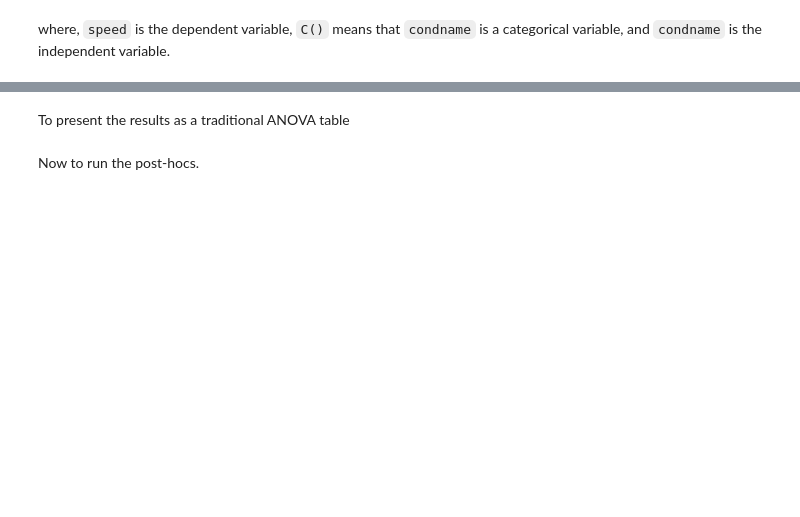
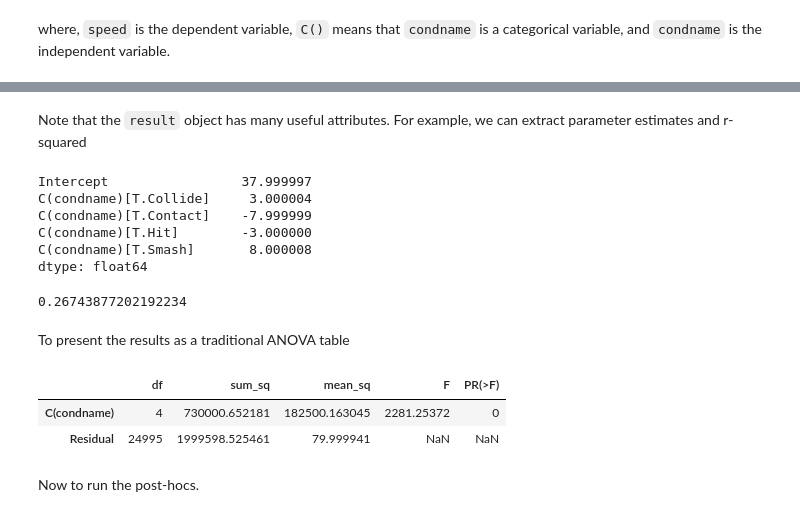
Before and after one commit to swcarpentry/DEPRECATED-bc, a Jupyter notebook: Loftus_example.ipynb, the cells around one changed output, grey strips where cells are left out. Cells and saved outputs as stored; diff of their text form; code cells hidden in the pictures; blank space fills up the shorter version.

```diff
--- a/Loftus_example.ipynb
+++ b/Loftus_example.ipynb
@@ -570,2 +581,2 @@ Now to actually run the ANOVA.  Just as a reminder (for those whose stats are a
 # %%
-y,X = dmatrices('speed ~ C(condname)',data=df_long, return_type='dataframe')
+model = sm.ols('speed ~ C(condname)',df_long)
@@ -584 +587,3 @@ where, `speed` is the dependent variable, `C()` means that `condname` is a categ
+# %%
+result = model.fit()
 # %%
@@ -586,2 +609,17 @@ print results.summary()
+# %% [markdown]
+Note that the `result` object has many useful attributes. For example, we can extract parameter estimates and r-squared
+# %%
+result.params
+# %% [output]
+Intercept                 37.999997
+C(condname)[T.Collide]     3.000004
+C(condname)[T.Contact]    -7.999999
+C(condname)[T.Hit]        -3.000000
+C(condname)[T.Smash]       8.000008
+dtype: float64
+# %%
+result.rsquared
+# %% [output]
+0.26743877202192234
 # %% [markdown]
 To present the results as a traditional ANOVA table
@@ -592,3 +626,9 @@ anova_lm(results)
+# %%
+anova_lm(result)
+# %% [output]
+|  | df | sum_sq | mean_sq | F | PR(>F) |
+| C(condname) | 4 | 730000.652181 | 182500.163045 | 2281.25372 | 0 |
+| Residual | 24995 | 1999598.525461 | 79.999941 | NaN | NaN |
 # %% [markdown]
 Now to run the post-hocs.
 # %%
```
Also changed, not shown: parts of 14 cells of this notebook.
